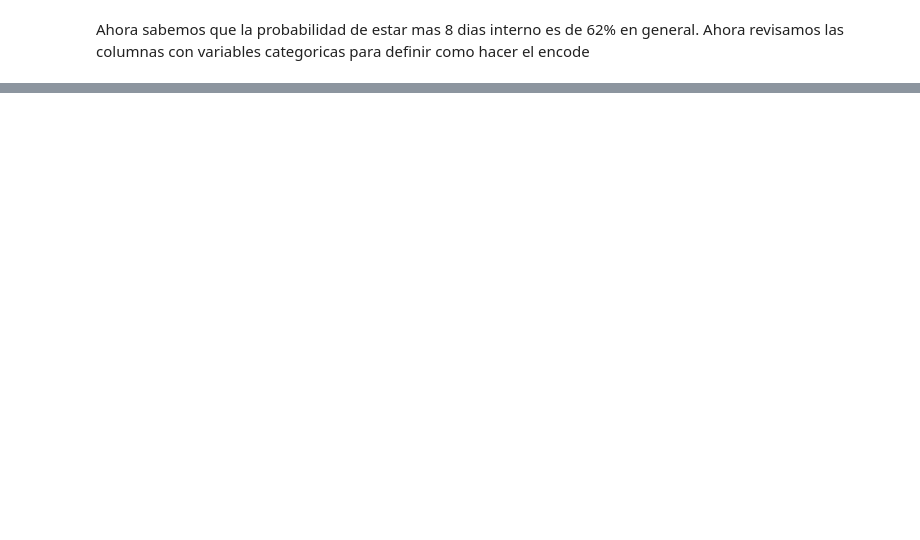
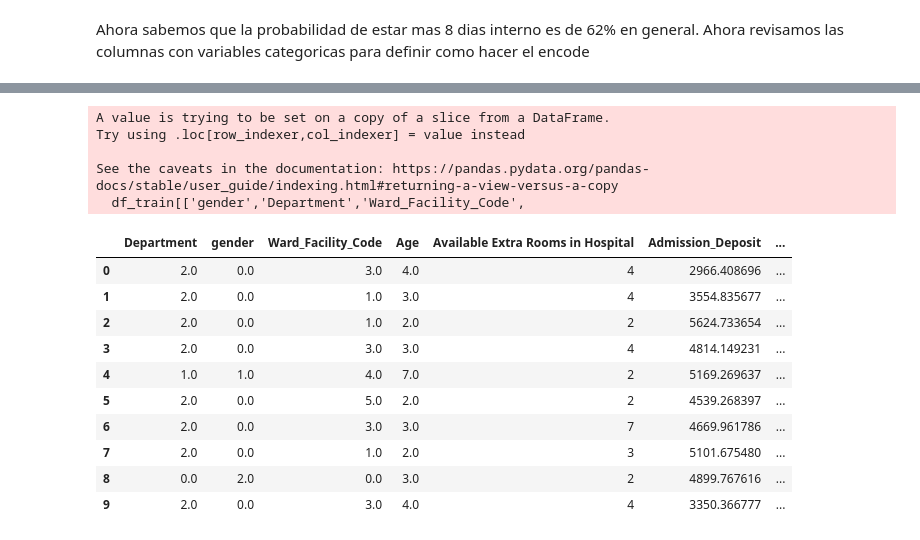
Before and after one commit to HelioForero/Datathon, a Jupyter notebook: EDA.ipynb, the cells around one changed output, grey strips where cells are left out. Drawn from its saved outputs; the diff is of its cells as text; code cells hidden in the pictures; blank space fills up the shorter version.

```diff
--- a/EDA.ipynb
+++ b/EDA.ipynb
@@ -941,0 +536,28 @@ print(precision_score(y_test, y_pred, average=None))
+# %%
+df_train = df[['Department','gender','Ward_Facility_Code', 'Age', 'Available Extra Rooms in Hospital',
+               'Admission_Deposit', 'Severity of Illness' , 'doctor_name', 'Stay (in days)', 'output']]
+
+le = OrdinalEncoder() #usamos un Ordinal Encoder para transformar a numericas las categorias que mantuvimos
+
+df_train[['gender','Department','Ward_Facility_Code',
+'Severity of Illness', 'doctor_name','Age']] = le.fit_transform(df_train[['gender','Department','Ward_Facility_Code',
+ 'Severity of Illness', 'doctor_name','Age']])
+
+df_train.head(10)
+# %% [output]
+A value is trying to be set on a copy of a slice from a DataFrame.
+Try using .loc[row_indexer,col_indexer] = value instead
+
+See the caveats in the documentation: https://pandas.pydata.org/pandas-docs/stable/user_guide/indexing.html#returning-a-view-versus-a-copy
+  df_train[['gender','Department','Ward_Facility_Code',
+|  | Department | gender | Ward_Facility_Code | Age | Available Extra Rooms in Hospital | Admission_Deposit | ... |
+| 0 | 2.0 | 0.0 | 3.0 | 4.0 | 4 | 2966.408696 | ... |
+| 1 | 2.0 | 0.0 | 1.0 | 3.0 | 4 | 3554.835677 | ... |
+| 2 | 2.0 | 0.0 | 1.0 | 2.0 | 2 | 5624.733654 | ... |
+| 3 | 2.0 | 0.0 | 3.0 | 3.0 | 4 | 4814.149231 | ... |
+| 4 | 1.0 | 1.0 | 4.0 | 7.0 | 2 | 5169.269637 | ... |
+| 5 | 2.0 | 0.0 | 5.0 | 2.0 | 2 | 4539.268397 | ... |
+| 6 | 2.0 | 0.0 | 3.0 | 3.0 | 7 | 4669.961786 | ... |
+| 7 | 2.0 | 0.0 | 1.0 | 2.0 | 3 | 5101.675480 | ... |
+| 8 | 0.0 | 2.0 | 0.0 | 3.0 | 2 | 4899.767616 | ... |
+| 9 | 2.0 | 0.0 | 3.0 | 4.0 | 4 | 3350.366777 | ... |
```
Also changed, not shown: parts of 69 cells of this notebook, 5 other files.
